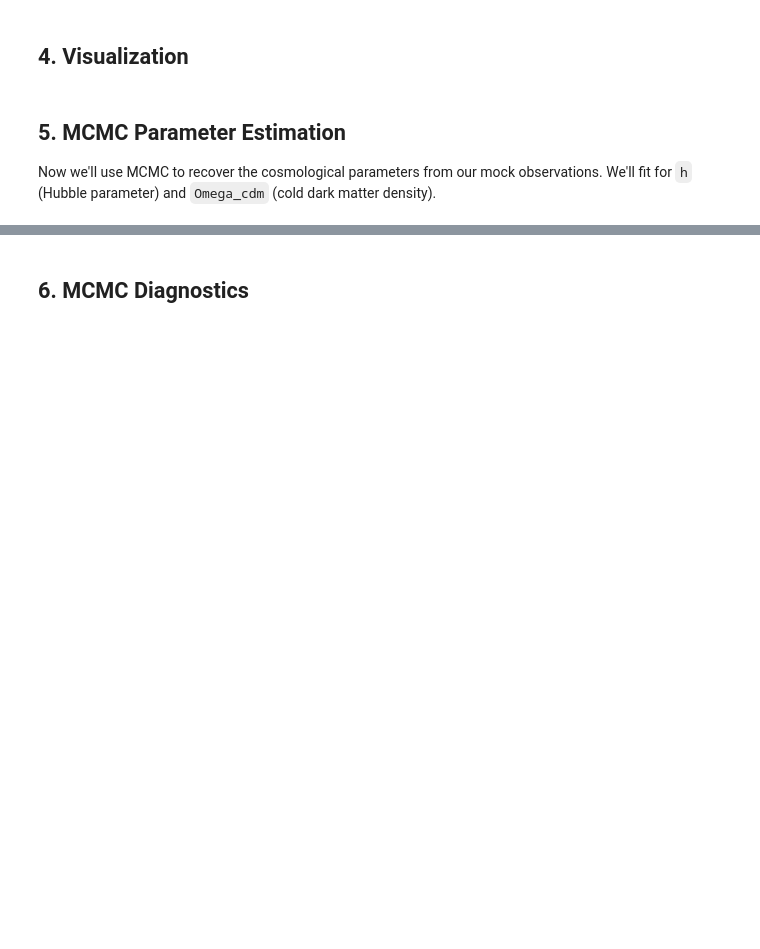
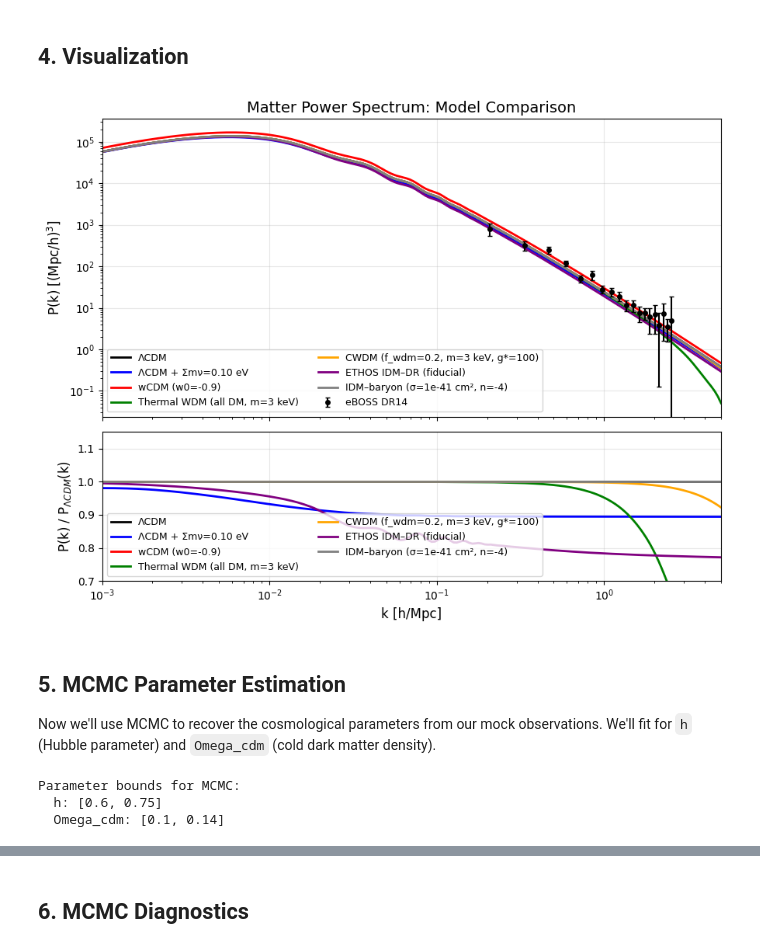
Before and after one commit to HEP-KE/mcp-ke, a Jupyter notebook: notebooks/demo_cosmology_mcmc.ipynb, the cells around one changed output, grey strips where cells are left out. Drawn from its saved outputs; the diff is of its cells as text; code cells hidden in the pictures; blank space fills up the shorter version.

Commit message:
mcmc

```diff
--- a/notebooks/demo_cosmology_mcmc.ipynb
+++ b/notebooks/demo_cosmology_mcmc.ipynb
@@ -126,7 +139,7 @@ colors = {
     'ETHOS IDM–DR (fiducial)': 'purple',
 }
 
-fig, axes = plt.subplots(2, 1, figsize=(12, 10), height_ratios=[2, 1], sharex=True)
+fig, axes = plt.subplots(2, 1, figsize=(9, 7), height_ratios=[2, 1], sharex=True)
 
 # Top panel: Power spectra
 ax1 = axes[0]
@@ -134,43 +147,45 @@ for name, Pk in model_results.items():
     color = colors.get(name, 'gray')
     ax1.plot(k_theory, Pk, color=color, linewidth=2, label=name)
 
-# Add mock data
+# Add observational data
 ax1.errorbar(k_obs, Pk_obs, yerr=Pk_obs_err, fmt='o', color='black',
-             label='Mock observations', capsize=2, markersize=4, zorder=10)
+             label='eBOSS DR14', capsize=2, markersize=4, zorder=10)
 
 ax1.set_xscale('log')
 ax1.set_yscale('log')
 ax1.set_ylabel('P(k) [(Mpc/h)$^3$]', fontsize=12)
 ax1.set_title('Matter Power Spectrum: Model Comparison', fontsize=14)
 ax1.legend(loc='lower left', fontsize=9, ncol=2)
 ax1.grid(True, alpha=0.3)
 ax1.set_xlim(1e-3, 5)
 
 # Bottom panel: Suppression ratios
 ax2 = axes[1]
 ax2.axhline(1.0, color='black', linestyle='-', linewidth=2, label='ΛCDM')
 
 for name, ratio in suppression.items():
     color = colors.get(name, 'gray')
     ax2.plot(k_theory, ratio, color=color, linewidth=2, label=name)
 
 ax2.set_xscale('log')
 ax2.set_xlabel('k [h/Mpc]', fontsize=12)
 ax2.set_ylabel('P(k) / P$_{\\Lambda CDM}$(k)', fontsize=12)
 ax2.set_ylim(0.7, 1.15)
 ax2.grid(True, alpha=0.3)
 ax2.legend(loc='lower left', fontsize=9, ncol=2)
 
 plt.tight_layout()
 plt.savefig(os.path.join(OUTPUT_DIR, 'power_spectra_comparison.png'), dpi=150)
 plt.show()
+# %% [output]
+[figure, added]
 # %% [markdown]
 ## 5. MCMC Parameter Estimation
 
 Now we'll use MCMC to recover the cosmological parameters from our mock observations. We'll fit for `h` (Hubble parameter) and `Omega_cdm` (cold dark matter density).
 # %%
 # Define parameter bounds for MCMC
-# These should bracket the true values with reasonable margins
+# Reasonable priors for cosmological parameters
 param_bounds = [
     {'name': 'h', 'min': 0.60, 'max': 0.75},
     {'name': 'Omega_cdm', 'min': 0.10, 'max': 0.14},
@@ -179,9 +194,9 @@ param_bounds = [
 print("Parameter bounds for MCMC:")
 for pb in param_bounds:
     print(f"  {pb['name']}: [{pb['min']}, {pb['max']}]")
-
-print(f"\nTrue values to recover:")
-print(f"  h = {FIDUCIAL_H}")
-print(f"  Omega_cdm = {FIDUCIAL_OMEGA_CDM}")
+# %% [output]
+Parameter bounds for MCMC:
+  h: [0.6, 0.75]
+  Omega_cdm: [0.1, 0.14]
 # %%
 # MCMC configuration
```
Also changed, not shown: parts of 17 cells of this notebook, 10 other files.
